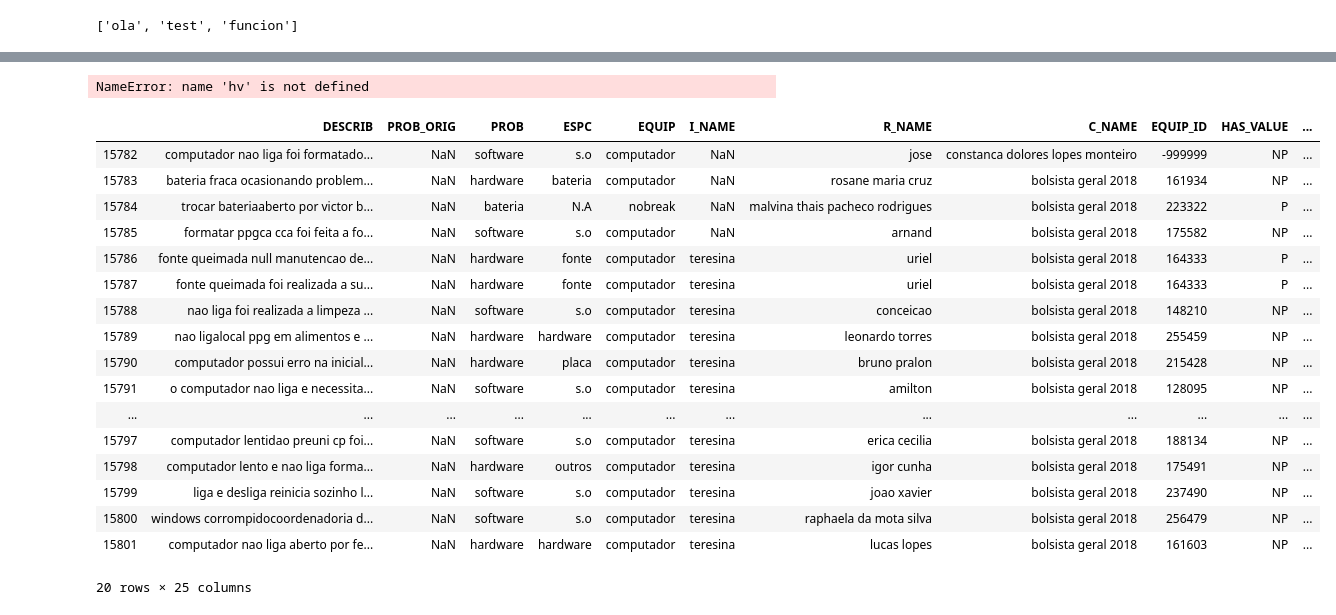
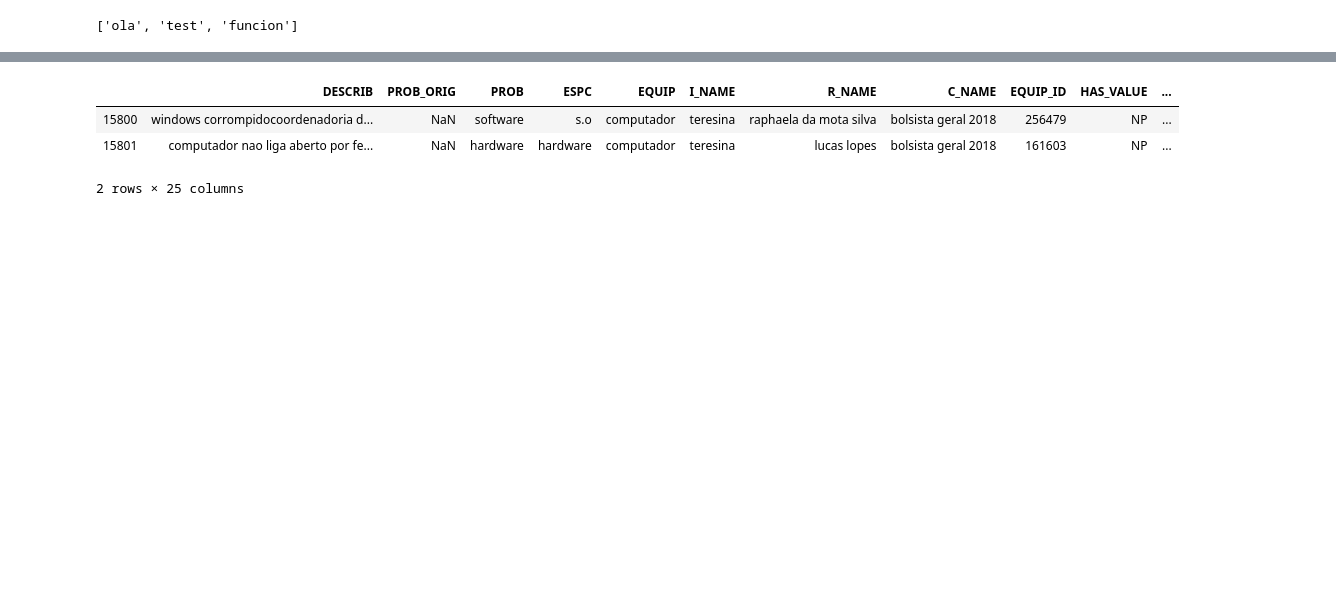
Before and after one commit to VictorCampelo/Ocomon-DS-Project, a Jupyter notebook: pricingClassifierDT.ipynb, the cells around one changed output, grey strips where cells are left out. Cells and saved outputs as stored; diff of their text form; code cells hidden in the pictures; blank space fills up the shorter version.

```diff
--- a/pricingClassifierDT.ipynb
+++ b/pricingClassifierDT.ipynb
@@ -348,34 +422,9 @@ df
-# %%
-# porcent
-total = 0
-hvcpl = df_test.HAS_VALUE.tolist()
-hvpre = df.HAS_VALUE.tolist()
-for i, value in enumerate(hvpre):
-    if value == hvcpl[i]:
-        total += 1
-(total * 100) / len(hvcpl)
-# %% [output]
-NameError: name 'hv' is not defined
 # %%
 new_df = pd.read_csv('CSV/ocomon_test_2.0.csv')
-new_df.tail(20)
+new_df.tail(2)
 # %% [output]
 |  | DESCRIB | PROB_ORIG | PROB | ESPC | EQUIP | I_NAME | R_NAME | C_NAME | EQUIP_ID | HAS_VALUE | ... |
-| 15782 | computador nao liga foi formatado... | NaN | software | s.o | computador | NaN | jose | constanca dolores lopes monteiro | -999999 | NP | ... |
-| 15783 | bateria fraca ocasionando problem... | NaN | hardware | bateria | computador | NaN | rosane maria cruz | bolsista geral 2018 | 161934 | NP | ... |
-| 15784 | trocar bateriaaberto por victor b... | NaN | bateria | N.A | nobreak | NaN | malvina thais pacheco rodrigues | bolsista geral 2018 | 223322 | P | ... |
-| 15785 | formatar ppgca cca foi feita a fo... | NaN | software | s.o | computador | NaN | arnand | bolsista geral 2018 | 175582 | NP | ... |
-| 15786 | fonte queimada null manutencao de... | NaN | hardware | fonte | computador | teresina | uriel | bolsista geral 2018 | 164333 | P | ... |
-| 15787 | fonte queimada foi realizada a su... | NaN | hardware | fonte | computador | teresina | uriel | bolsista geral 2018 | 164333 | P | ... |
-| 15788 | nao liga foi realizada a limpeza ... | NaN | software | s.o | computador | teresina | conceicao | bolsista geral 2018 | 148210 | NP | ... |
-| 15789 | nao ligalocal ppg em alimentos e ... | NaN | hardware | hardware | computador | teresina | leonardo torres | bolsista geral 2018 | 255459 | NP | ... |
-| 15790 | computador possui erro na inicial... | NaN | hardware | placa | computador | teresina | bruno pralon | bolsista geral 2018 | 215428 | NP | ... |
-| 15791 | o computador nao liga e necessita... | NaN | software | s.o | computador | teresina | amilton | bolsista geral 2018 | 128095 | NP | ... |
-| ... | ... | ... | ... | ... | ... | ... | ... | ... | ... | ... | ... |
-| 15797 | computador lentidao preuni cp foi... | NaN | software | s.o | computador | teresina | erica cecilia | bolsista geral 2018 | 188134 | NP | ... |
-| 15798 | computador lento e nao liga forma... | NaN | hardware | outros | computador | teresina | igor cunha | bolsista geral 2018 | 175491 | NP | ... |
-| 15799 | liga e desliga reinicia sozinho l... | NaN | software | s.o | computador | teresina | joao xavier | bolsista geral 2018 | 237490 | NP | ... |
 | 15800 | windows corrompidocoordenadoria d... | NaN | software | s.o | computador | teresina | raphaela da mota silva | bolsista geral 2018 | 256479 | NP | ... |
 | 15801 | computador nao liga aberto por fe... | NaN | hardware | hardware | computador | teresina | lucas lopes | bolsista geral 2018 | 161603 | NP | ... |
-20 rows × 25 columns
+2 rows × 25 columns
 # %%
```
Also changed, not shown: parts of 38 cells of this notebook, 2 other files.
